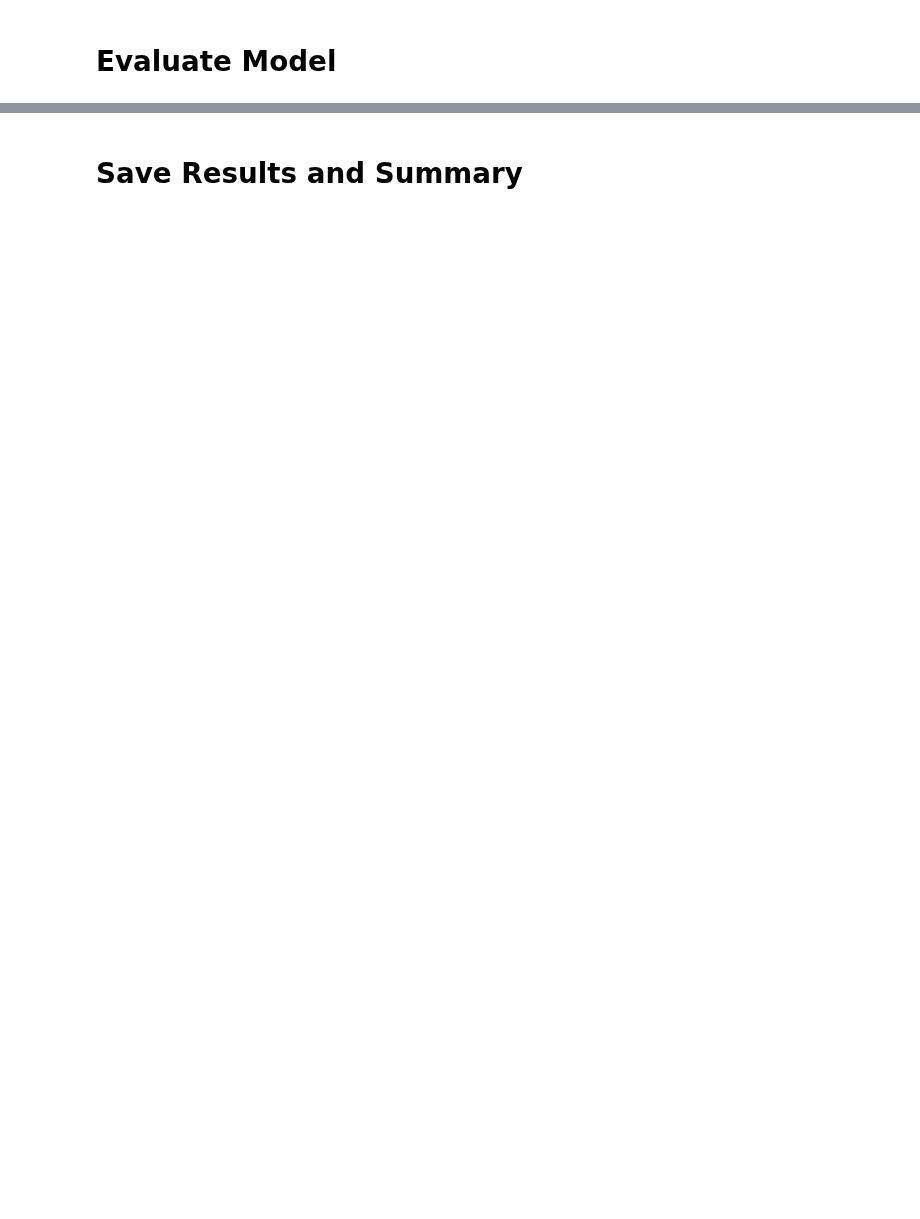
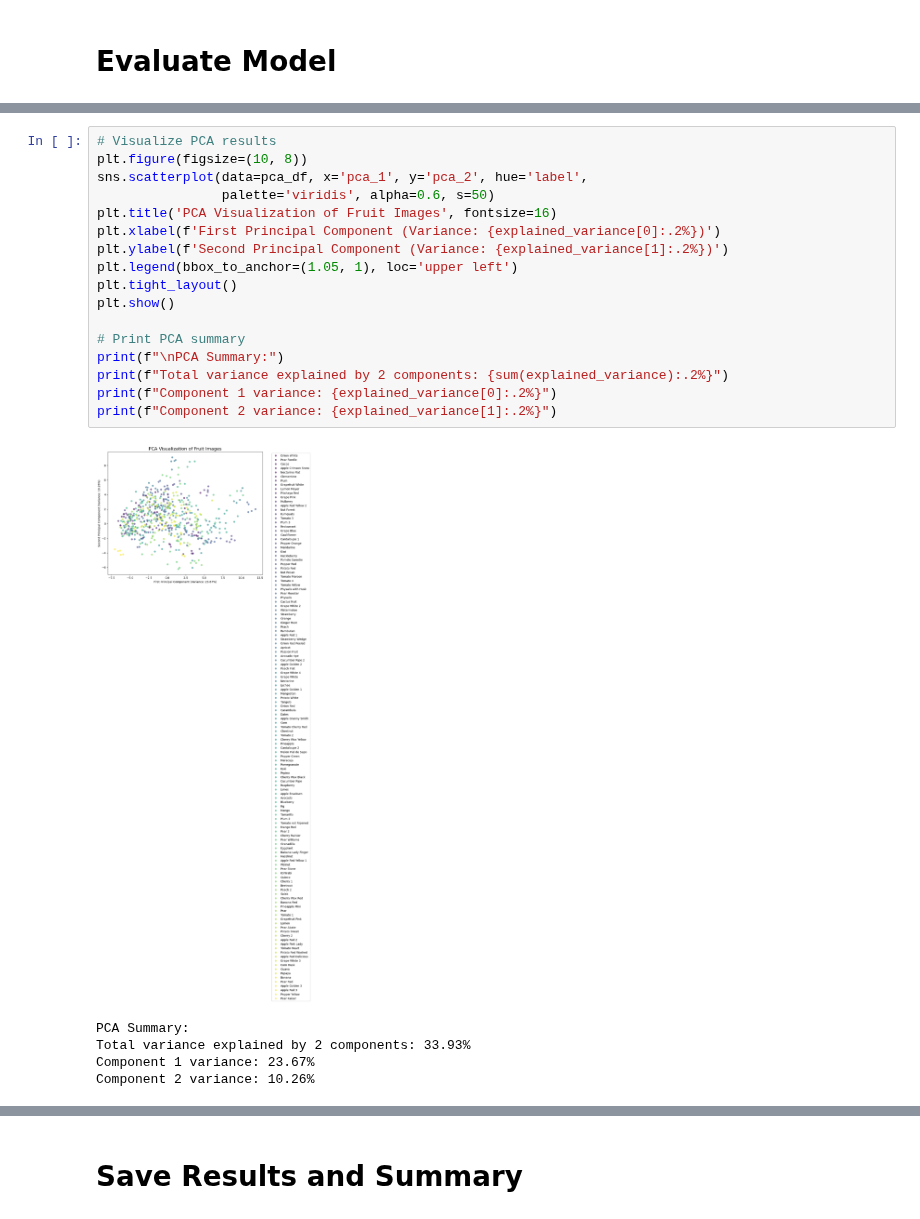
Before and after one commit to CharbonneauJean/OC-P8, a Jupyter notebook: notebook_fruits_local_windows.ipynb, the cells around one changed output, grey strips where cells are left out. Cells and saved outputs as stored; diff of their text form; blank space fills up the shorter version.

```diff
--- a/notebook_fruits_local_windows.ipynb
+++ b/notebook_fruits_local_windows.ipynb
@@ -444,0 +498,23 @@ Recall:    0.7969
+# %%
+# Visualize PCA results
+plt.figure(figsize=(10, 8))
+sns.scatterplot(data=pca_df, x='pca_1', y='pca_2', hue='label',
+                palette='viridis', alpha=0.6, s=50)
+plt.title('PCA Visualization of Fruit Images', fontsize=16)
+plt.xlabel(f'First Principal Component (Variance: {explained_variance[0]:.2%})')
+plt.ylabel(f'Second Principal Component (Variance: {explained_variance[1]:.2%})')
+plt.legend(bbox_to_anchor=(1.05, 1), loc='upper left')
+plt.tight_layout()
+plt.show()
+
+# Print PCA summary
+print(f"\nPCA Summary:")
+print(f"Total variance explained by 2 components: {sum(explained_variance):.2%}")
+print(f"Component 1 variance: {explained_variance[0]:.2%}")
+print(f"Component 2 variance: {explained_variance[1]:.2%}")
+# %% [output]
+[figure, added]
+PCA Summary:
+Total variance explained by 2 components: 33.93%
+Component 1 variance: 23.67%
+Component 2 variance: 10.26%
```
Also changed, not shown: parts of 10 cells of this notebook.
